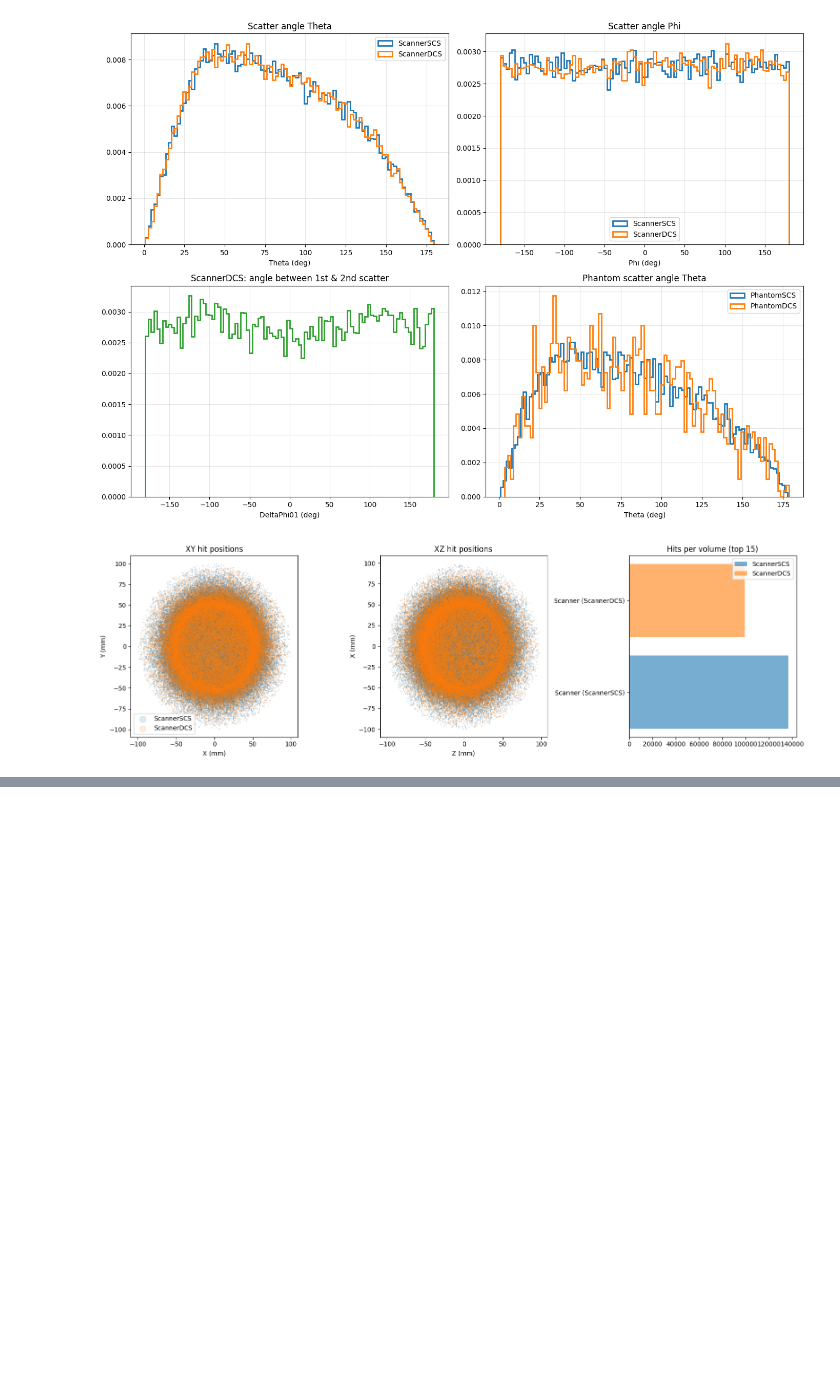
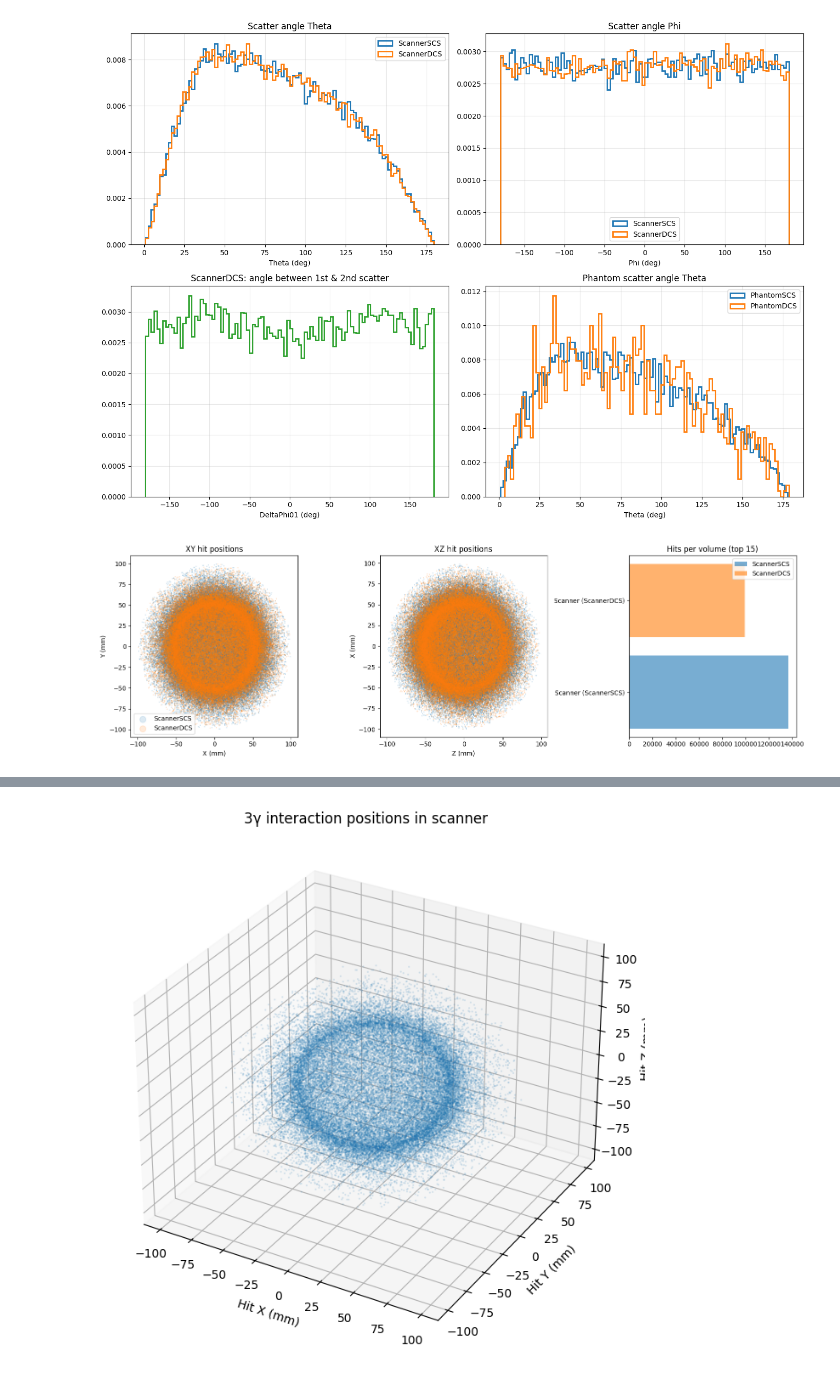
Before and after one commit to mw2304/SummerProject2026, a Jupyter notebook: merged_sim_job.ipynb, the cells around one changed output, grey strips where cells are left out. Saved outputs shown, nothing was run; the diff lists cells and outputs as text; code cells hidden in the pictures; blank space fills up the shorter version.

```diff
--- a/merged_sim_job.ipynb
+++ b/merged_sim_job.ipynb
@@ -328,0 +411,18 @@ plt.show()
+# %%
+fig = plt.figure(figsize=(9,8))
+ax = fig.add_subplot(111, projection="3d")
+
+ax.scatter(data["X_mm"],
+           data["Y_mm"],
+           data["Z_mm"],
+           s=0.3,
+           alpha=0.15)
+
+ax.set_xlabel("Hit X (mm)")
+ax.set_ylabel("Hit Y (mm)")
+ax.set_zlabel("Hit Z (mm)")
+ax.set_title("3γ interaction positions in scanner")
+
+plt.show()
+# %% [output]
+[figure, added]
```
Also changed, not shown: parts of 13 cells of this notebook.
